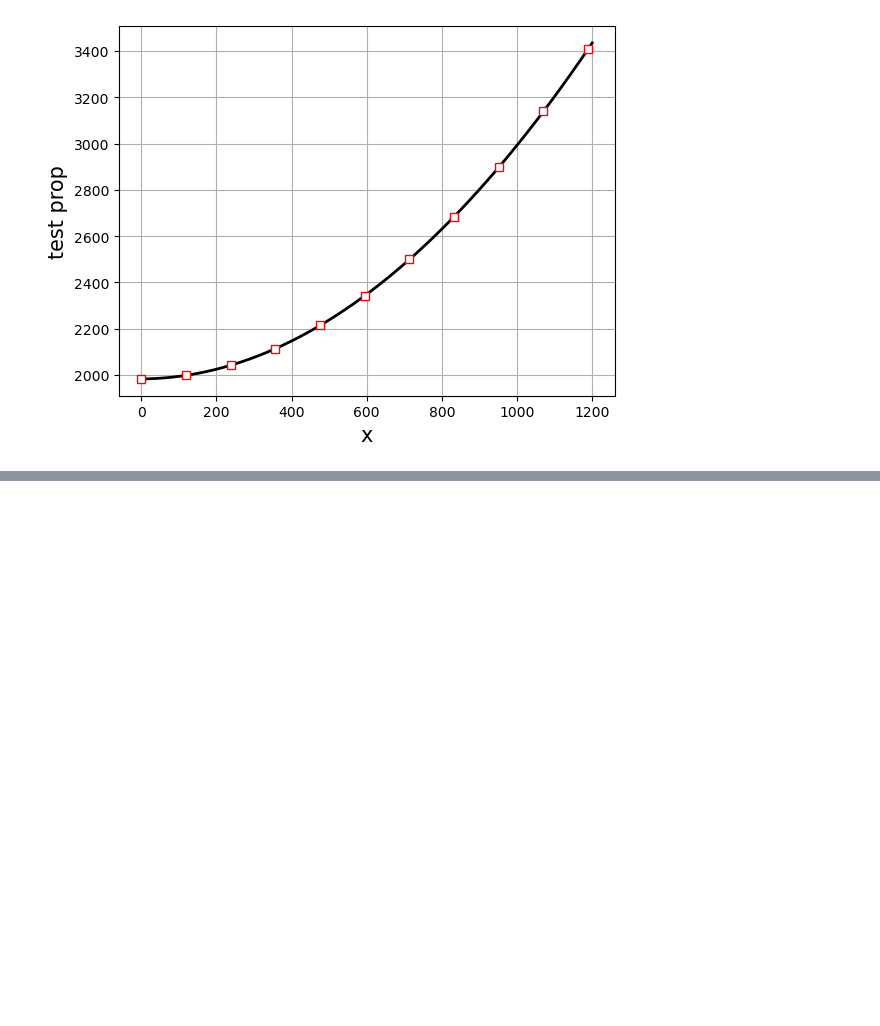
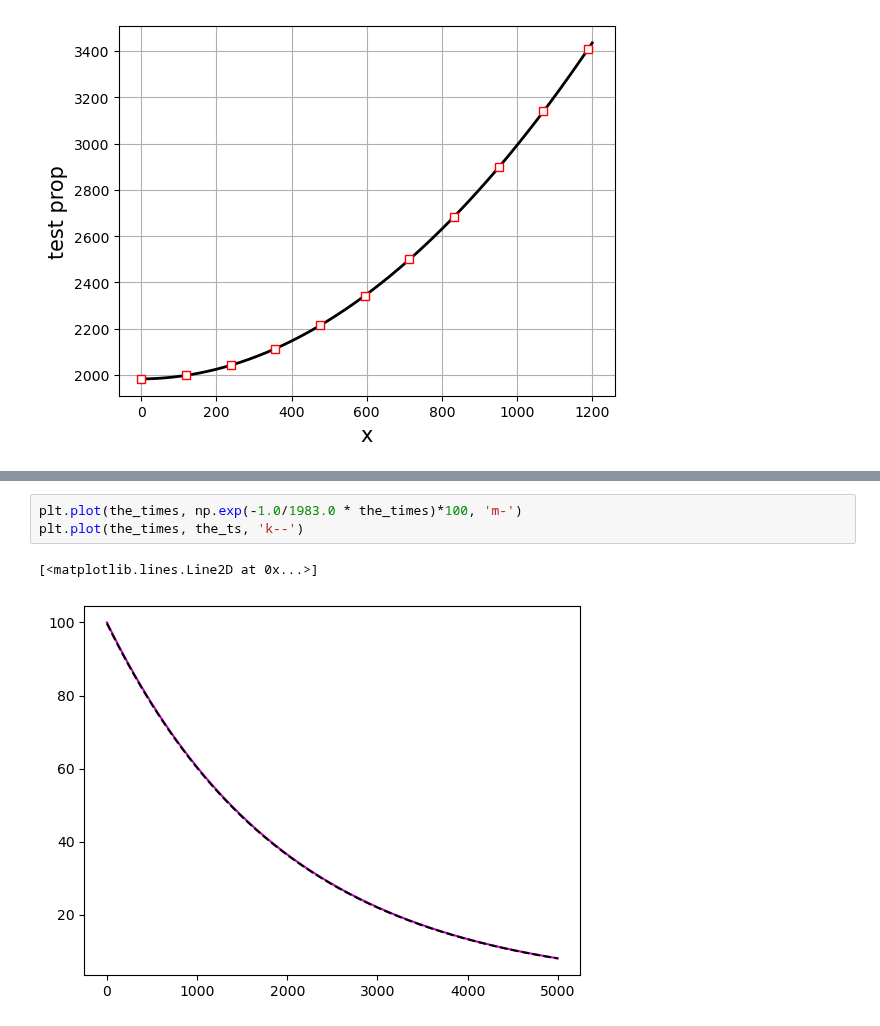
Before and after one commit to jfaulkner31/mothman, a Jupyter notebook: lumpedCapacitorTesting.ipynb, the cells around one changed output, grey strips where cells are left out. Drawn from its saved outputs; the diff is of its cells as text; blank space fills up the shorter version.

```diff
--- a/lumpedCapacitorTesting.ipynb
+++ b/lumpedCapacitorTesting.ipynb
@@ -7,0 +29,6 @@ mat.plot_prop(xMin=0, xMax=1200)
+# %%
+plt.plot(the_times, np.exp(-1.0/1983.0 * the_times)*100, 'm-')
+plt.plot(the_times, the_ts, 'k--')
+# %% [output]
+[<matplotlib.lines.Line2D at 0x...>]
+[figure, added]
```
Also changed, not shown: parts of 4 cells of this notebook, 7 other files.
